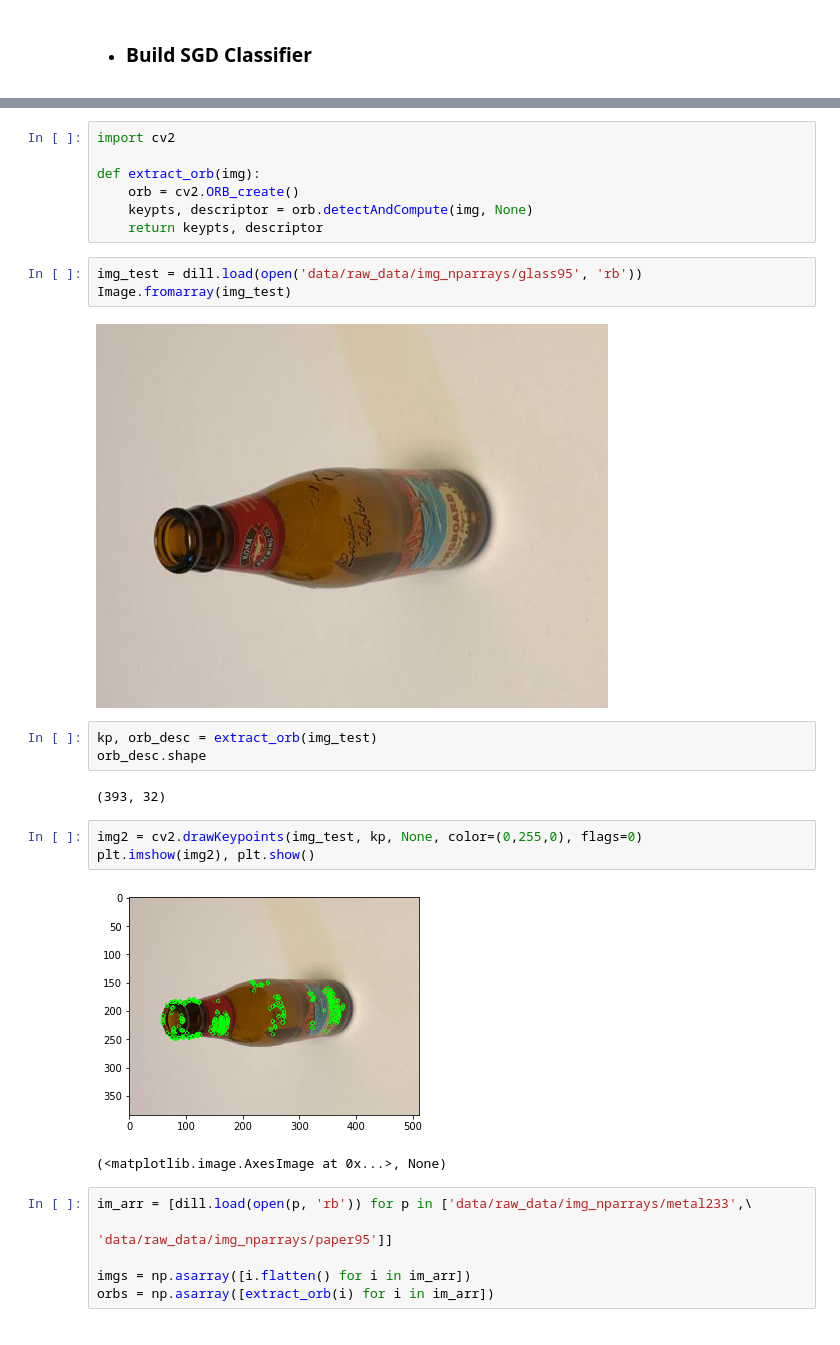
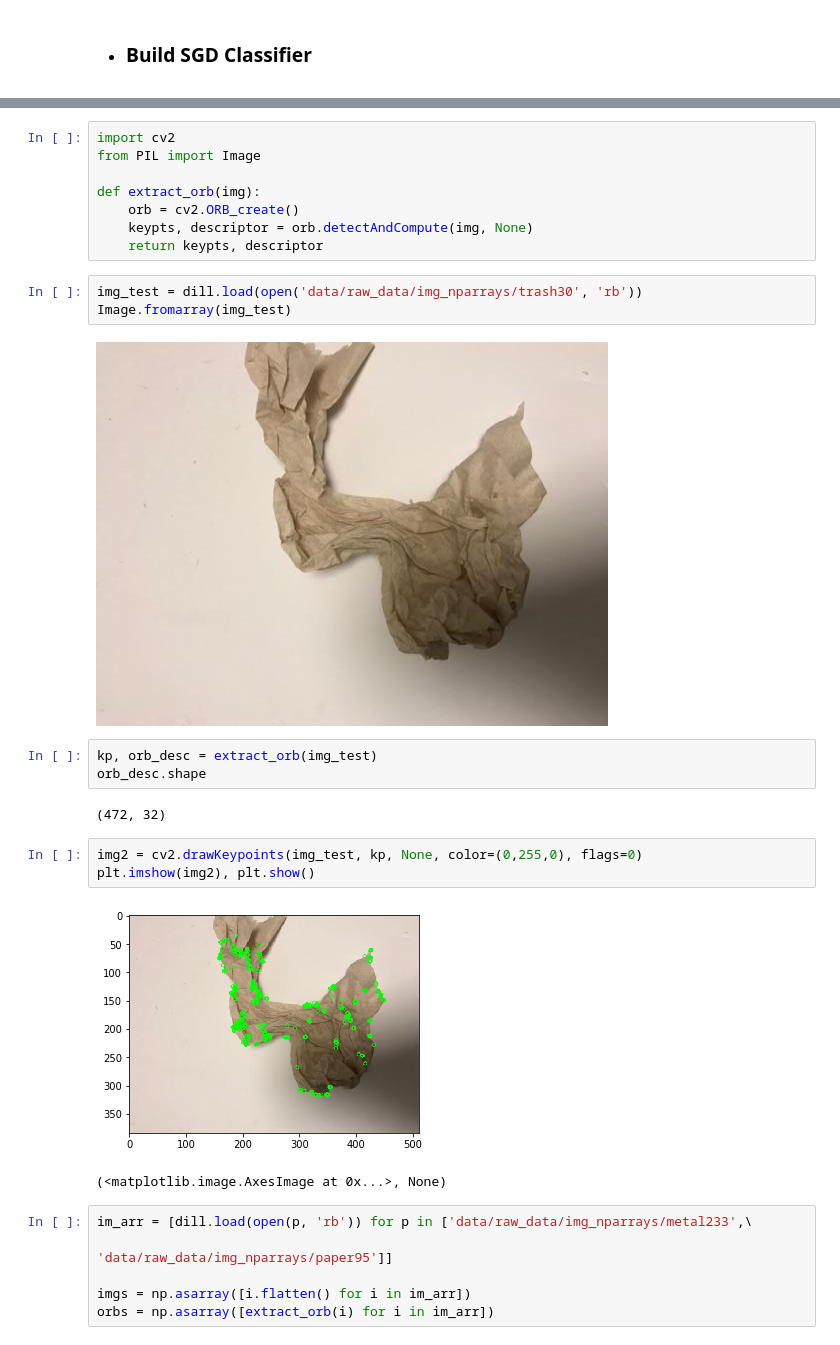
Before and after one commit to alssica/trash-classifier, a Jupyter notebook: SGDClassifier.ipynb, the cells around one changed output, grey strips where cells are left out. Cells and saved outputs as stored; diff of their text form.

```diff
--- a/SGDClassifier.ipynb
+++ b/SGDClassifier.ipynb
@@ -215,25 +237,26 @@ weighted avg       0.47      0.34      0.30       506
 # %%
 import cv2
+from PIL import Image
 
 def extract_orb(img):
     orb = cv2.ORB_create()
     keypts, descriptor = orb.detectAndCompute(img, None)
     return keypts, descriptor
 # %%
-img_test = dill.load(open('data/raw_data/img_nparrays/glass95', 'rb'))
+img_test = dill.load(open('data/raw_data/img_nparrays/trash30', 'rb'))
 Image.fromarray(img_test)
 # %% [output]
-[figure, old version]
+[figure, new version]
 # %%
 kp, orb_desc = extract_orb(img_test)
 orb_desc.shape
 # %% [output]
-(393, 32)
+(472, 32)
 # %%
 img2 = cv2.drawKeypoints(img_test, kp, None, color=(0,255,0), flags=0)
 plt.imshow(img2), plt.show()
 # %% [output]
-[figure, old version]
+[figure, new version]
 (<matplotlib.image.AxesImage at 0x...>, None)
 # %%
 im_arr = [dill.load(open(p, 'rb')) for p in ['data/raw_data/img_nparrays/metal233',\
```
Also changed, not shown: parts of 12 cells of this notebook, 5 other files.
